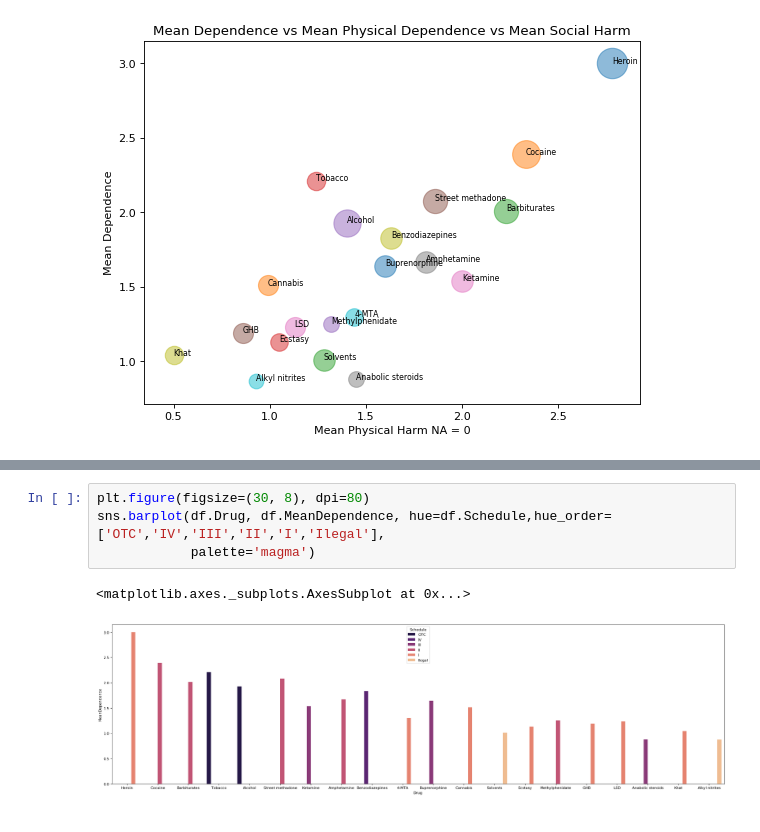
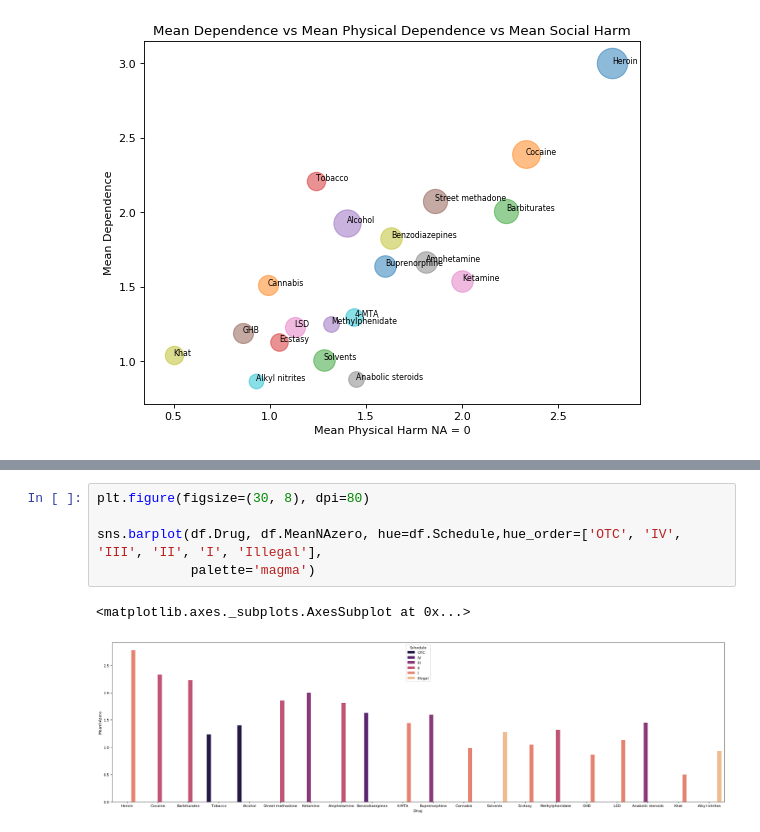
Before and after one commit to MichaelWest1993/drugharmdependence, a Jupyter notebook: drugharmdependence.ipynb, the cells around one changed output, grey strips where cells are left out. Cells and saved outputs as stored; diff of their text form.

```diff
--- a/drugharmdependence.ipynb
+++ b/drugharmdependence.ipynb
@@ -103,10 +103,11 @@ Below we'll make use of barplot to examine the relationship between physical har
 # %%
 plt.figure(figsize=(30, 8), dpi=80)
-sns.barplot(df.Drug, df.MeanDependence, hue=df.Schedule,hue_order=['OTC','IV','III','II','I','Ilegal'],
+
+sns.barplot(df.Drug, df.MeanNAzero, hue=df.Schedule,hue_order=['OTC', 'IV', 'III', 'II', 'I', 'Illegal'],
             palette='magma')
 # %% [output]
 <matplotlib.axes._subplots.AxesSubplot at 0x...>
-[figure, old version]
+[figure, new version]
 # %%
 df1=df.drop(columns=['sumMeanPhysandDep','MeanPhysicalHarm','MedianPhysicalHarm','MeanDependence','Pleasure','Psychological','Physical',
            'MeanSocialHarm','Intoxication','SocialHarm','HealthCareCosts','IVHarm'],axis=0)
```
Also changed, not shown: parts of 3 cells of this notebook.
